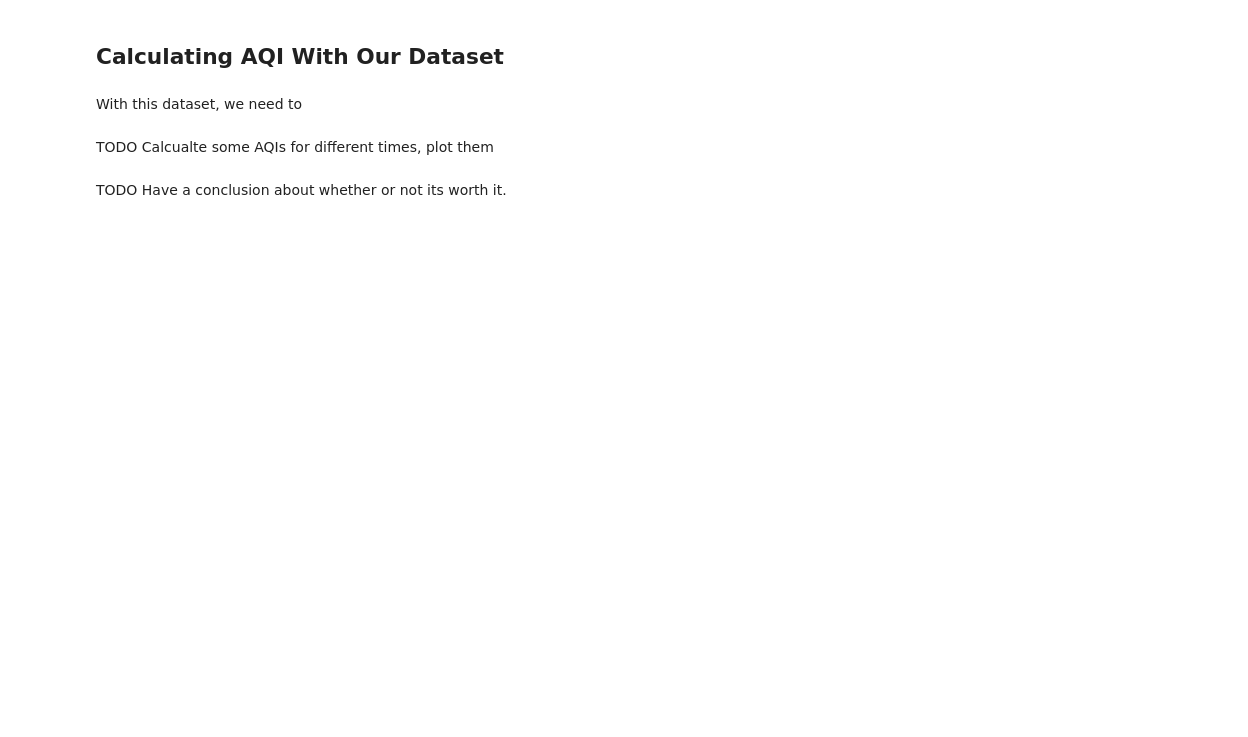
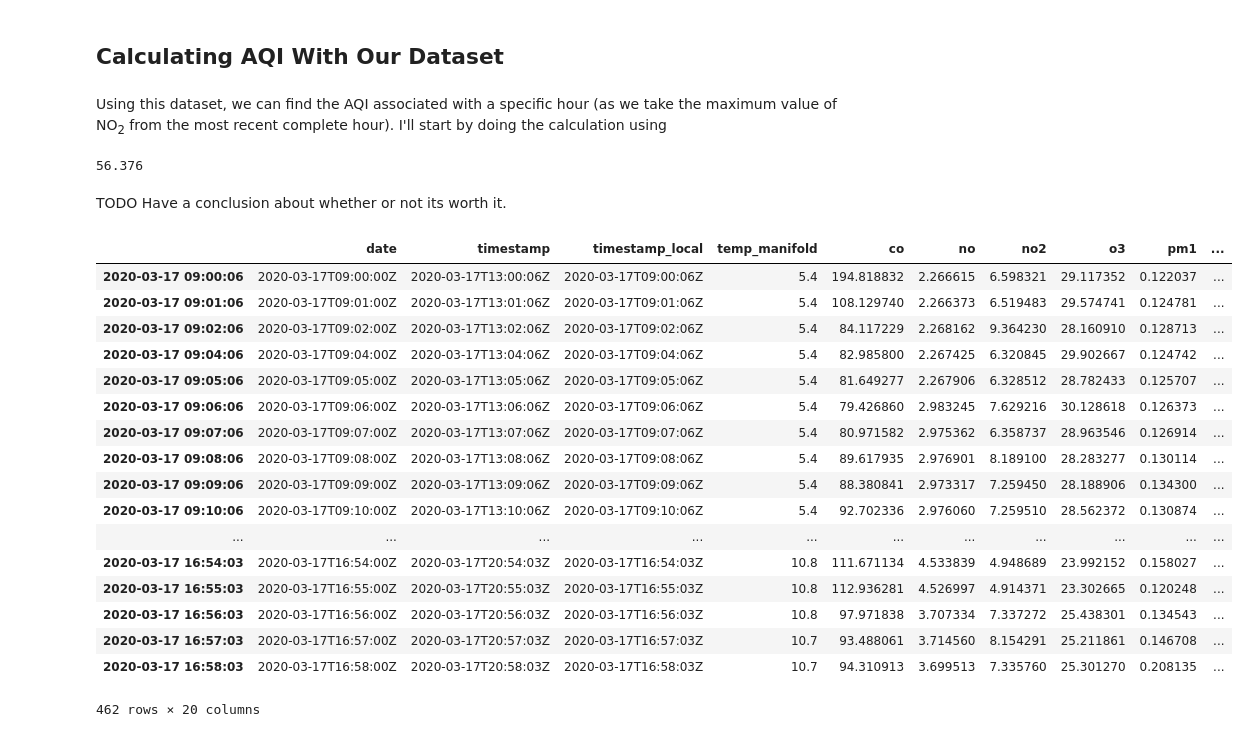
Before and after one commit to airpartners/data-analysis, a Jupyter notebook: aqi-analysis.ipynb, the cells around one changed output. Cells and saved outputs as stored; diff of their text form; code cells hidden in the pictures; blank space fills up the shorter version.

Commit message:
calculated a single AQI value and fixed some errors in the process lol

```diff
--- a/aqi-analysis.ipynb
+++ b/aqi-analysis.ipynb
@@ -126,8 +127,40 @@ def calculate_overall_aqi(concentration_list, particle_lists):
 # %% [markdown]
 ## Calculating AQI With Our Dataset
-# %% [markdown]
-With this dataset, we need to
-# %% [markdown]
-TODO Calcualte some AQIs for different times, plot them
+# %% [markdown]
+Using this dataset, we can find the AQI associated with a specific hour (as we take the maximum value of NO<sub>2</sub> from the most recent complete hour).
+I'll start by doing the calculation using
+# %%
+# Create 24, 8, and 1 hour dataframes for a specific (and arbitrary) date and time.
+SN45_day = SN45[(SN45.index > '2020-03-17 9:00') & (SN45.index < '2020-03-18 8:59')]
+SN45_8_hour = SN45[(SN45.index > '2020-03-17 9:00') & (SN45.index < '2020-03-17 16:59')]
+SN45_1_hour = SN45[(SN45.index > '2020-03-17 9:00') & (SN45.index < '2020-03-17 9:59')]
+# Get particle lists from earlier cell.
+particle_lists = [O3, PM25, PM10, CO, NO2]
+concentration_list = [SN45_8_hour["o3"].max(), SN45_day["pm25"].max(), SN45_day["pm10"].max(), SN45_day["co"].max(), SN45_1_hour["no2"].max()]
+aqi = calculate_overall_aqi(concentration_list, particle_lists)
+aqi
+# %% [output]
+56.376
 # %% [markdown]
 TODO Have a conclusion about whether or not its worth it.
+# %%
+SN45_8_hour
+# %% [output]
+|  | date | timestamp | timestamp_local | temp_manifold | co | no | no2 | o3 | pm1 | ... |
+| 2020-03-17 09:00:06 | 2020-03-17T09:00:00Z | 2020-03-17T13:00:06Z | 2020-03-17T09:00:06Z | 5.4 | 194.818832 | 2.266615 | 6.598321 | 29.117352 | 0.122037 | ... |
+| 2020-03-17 09:01:06 | 2020-03-17T09:01:00Z | 2020-03-17T13:01:06Z | 2020-03-17T09:01:06Z | 5.4 | 108.129740 | 2.266373 | 6.519483 | 29.574741 | 0.124781 | ... |
+| 2020-03-17 09:02:06 | 2020-03-17T09:02:00Z | 2020-03-17T13:02:06Z | 2020-03-17T09:02:06Z | 5.4 | 84.117229 | 2.268162 | 9.364230 | 28.160910 | 0.128713 | ... |
+| 2020-03-17 09:04:06 | 2020-03-17T09:04:00Z | 2020-03-17T13:04:06Z | 2020-03-17T09:04:06Z | 5.4 | 82.985800 | 2.267425 | 6.320845 | 29.902667 | 0.124742 | ... |
+| 2020-03-17 09:05:06 | 2020-03-17T09:05:00Z | 2020-03-17T13:05:06Z | 2020-03-17T09:05:06Z | 5.4 | 81.649277 | 2.267906 | 6.328512 | 28.782433 | 0.125707 | ... |
+| 2020-03-17 09:06:06 | 2020-03-17T09:06:00Z | 2020-03-17T13:06:06Z | 2020-03-17T09:06:06Z | 5.4 | 79.426860 | 2.983245 | 7.629216 | 30.128618 | 0.126373 | ... |
+| 2020-03-17 09:07:06 | 2020-03-17T09:07:00Z | 2020-03-17T13:07:06Z | 2020-03-17T09:07:06Z | 5.4 | 80.971582 | 2.975362 | 6.358737 | 28.963546 | 0.126914 | ... |
+| 2020-03-17 09:08:06 | 2020-03-17T09:08:00Z | 2020-03-17T13:08:06Z | 2020-03-17T09:08:06Z | 5.4 | 89.617935 | 2.976901 | 8.189100 | 28.283277 | 0.130114 | ... |
+| 2020-03-17 09:09:06 | 2020-03-17T09:09:00Z | 2020-03-17T13:09:06Z | 2020-03-17T09:09:06Z | 5.4 | 88.380841 | 2.973317 | 7.259450 | 28.188906 | 0.134300 | ... |
+| 2020-03-17 09:10:06 | 2020-03-17T09:10:00Z | 2020-03-17T13:10:06Z | 2020-03-17T09:10:06Z | 5.4 | 92.702336 | 2.976060 | 7.259510 | 28.562372 | 0.130874 | ... |
+| ... | ... | ... | ... | ... | ... | ... | ... | ... | ... | ... |
+| 2020-03-17 16:54:03 | 2020-03-17T16:54:00Z | 2020-03-17T20:54:03Z | 2020-03-17T16:54:03Z | 10.8 | 111.671134 | 4.533839 | 4.948689 | 23.992152 | 0.158027 | ... |
+| 2020-03-17 16:55:03 | 2020-03-17T16:55:00Z | 2020-03-17T20:55:03Z | 2020-03-17T16:55:03Z | 10.8 | 112.936281 | 4.526997 | 4.914371 | 23.302665 | 0.120248 | ... |
+| 2020-03-17 16:56:03 | 2020-03-17T16:56:00Z | 2020-03-17T20:56:03Z | 2020-03-17T16:56:03Z | 10.8 | 97.971838 | 3.707334 | 7.337272 | 25.438301 | 0.134543 | ... |
+| 2020-03-17 16:57:03 | 2020-03-17T16:57:00Z | 2020-03-17T20:57:03Z | 2020-03-17T16:57:03Z | 10.7 | 93.488061 | 3.714560 | 8.154291 | 25.211861 | 0.146708 | ... |
+| 2020-03-17 16:58:03 | 2020-03-17T16:58:00Z | 2020-03-17T20:58:03Z | 2020-03-17T16:58:03Z | 10.7 | 94.310913 | 3.699513 | 7.335760 | 25.301270 | 0.208135 | ... |
+462 rows × 20 columns
```
Also changed, not shown: parts of 4 cells of this notebook.
